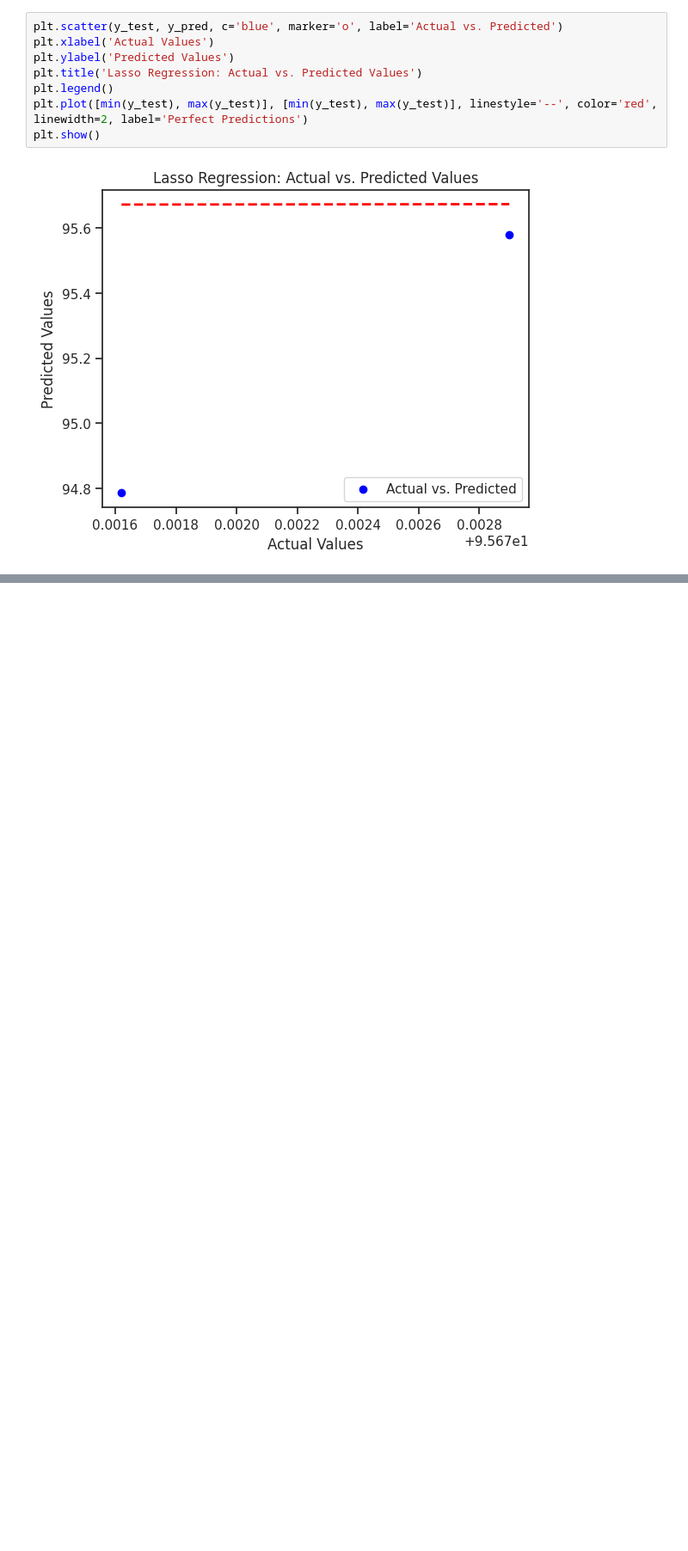
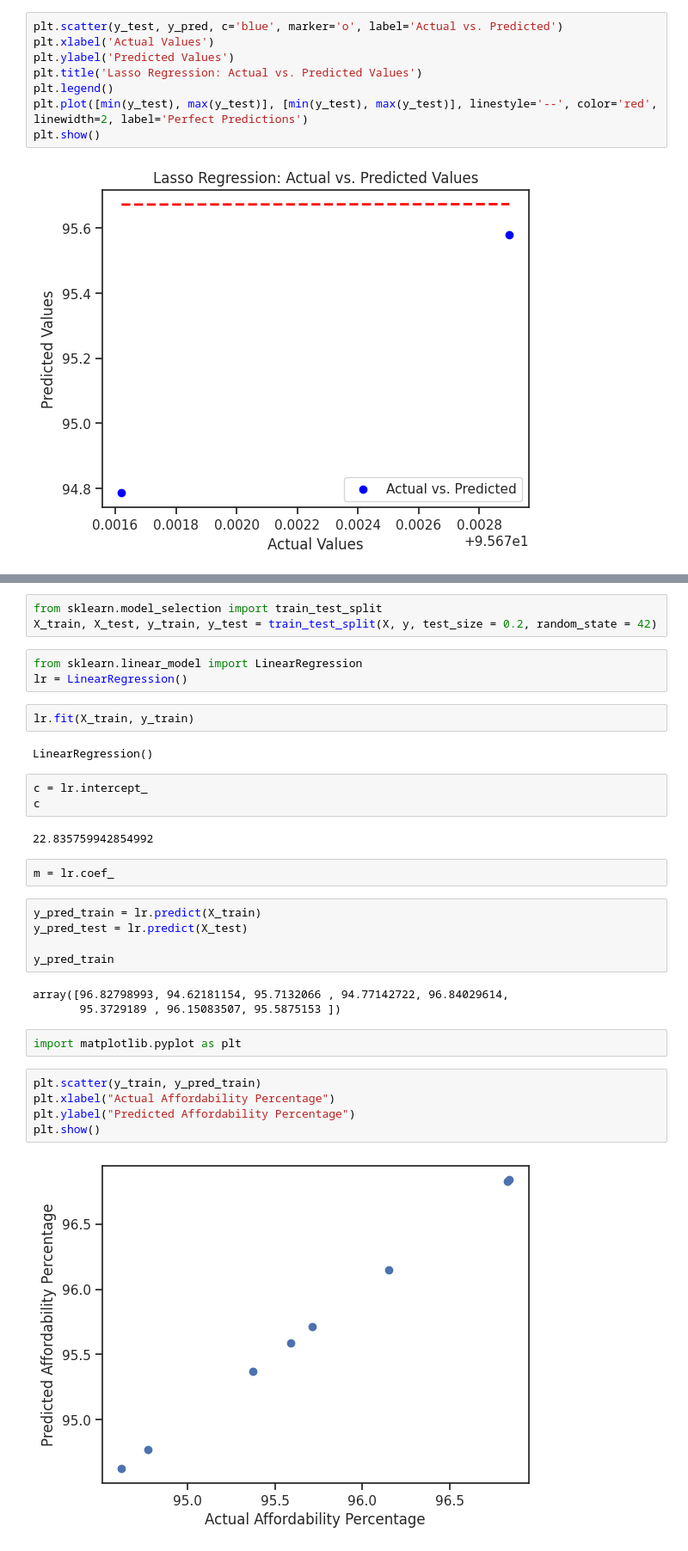
Before and after one commit to JessiPool/KaggleXProject, a Jupyter notebook: regressioninventory.ipynb, the cells around one changed output, grey strips where cells are left out. Shown at 86% size. Cells and saved outputs as stored; diff of their text form; blank space fills up the shorter version.

```diff
--- a/regressioninventory.ipynb
+++ b/regressioninventory.ipynb
@@ -170,0 +178,34 @@ plt.show()
+# %%
+from sklearn.model_selection import train_test_split
+X_train, X_test, y_train, y_test = train_test_split(X, y, test_size = 0.2, random_state = 42)
+# %%
+from sklearn.linear_model import LinearRegression
+lr = LinearRegression()
+# %%
+lr.fit(X_train, y_train)
+# %% [output]
+LinearRegression()
+# %%
+c = lr.intercept_
+c
+# %% [output]
+22.835759942854992
+# %%
+m = lr.coef_
+# %%
+y_pred_train = lr.predict(X_train)
+y_pred_test = lr.predict(X_test)
+
+y_pred_train
+# %% [output]
+array([96.82798993, 94.62181154, 95.7132066 , 94.77142722, 96.84029614,
+       95.3729189 , 96.15083507, 95.5875153 ])
+# %%
+import matplotlib.pyplot as plt
+# %%
+plt.scatter(y_train, y_pred_train)
+plt.xlabel("Actual Affordability Percentage")
+plt.ylabel("Predicted Affordability Percentage")
+plt.show()
+# %% [output]
+[figure, added]
```
Also changed, not shown: parts of 10 cells of this notebook.
